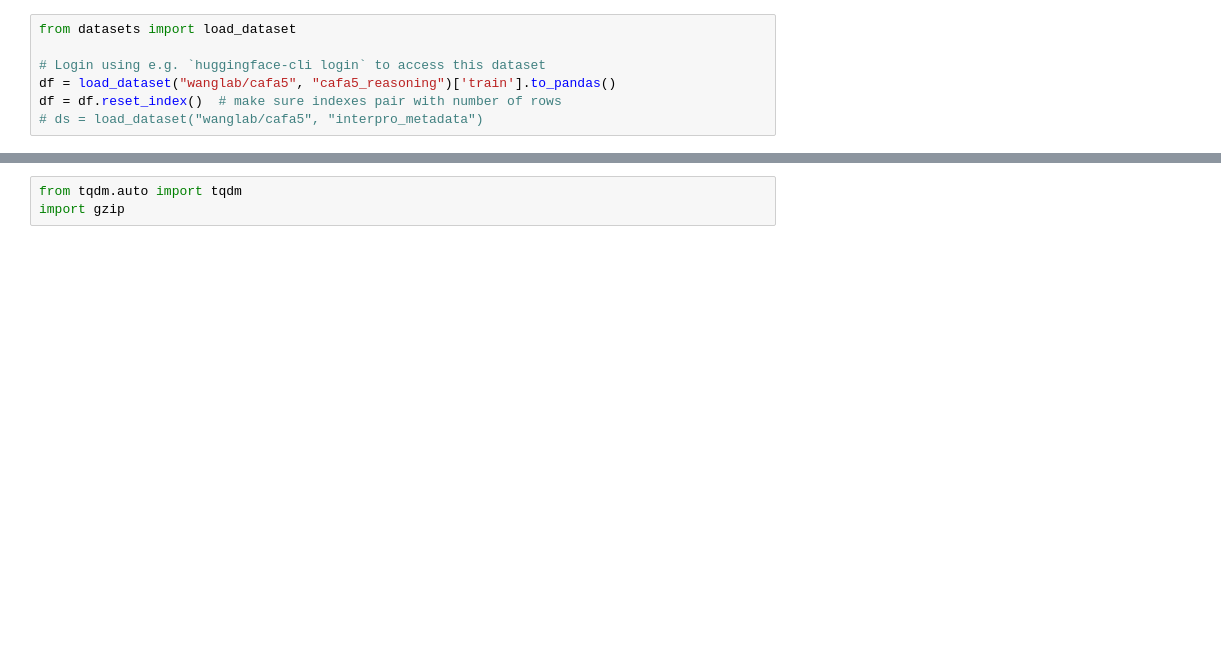
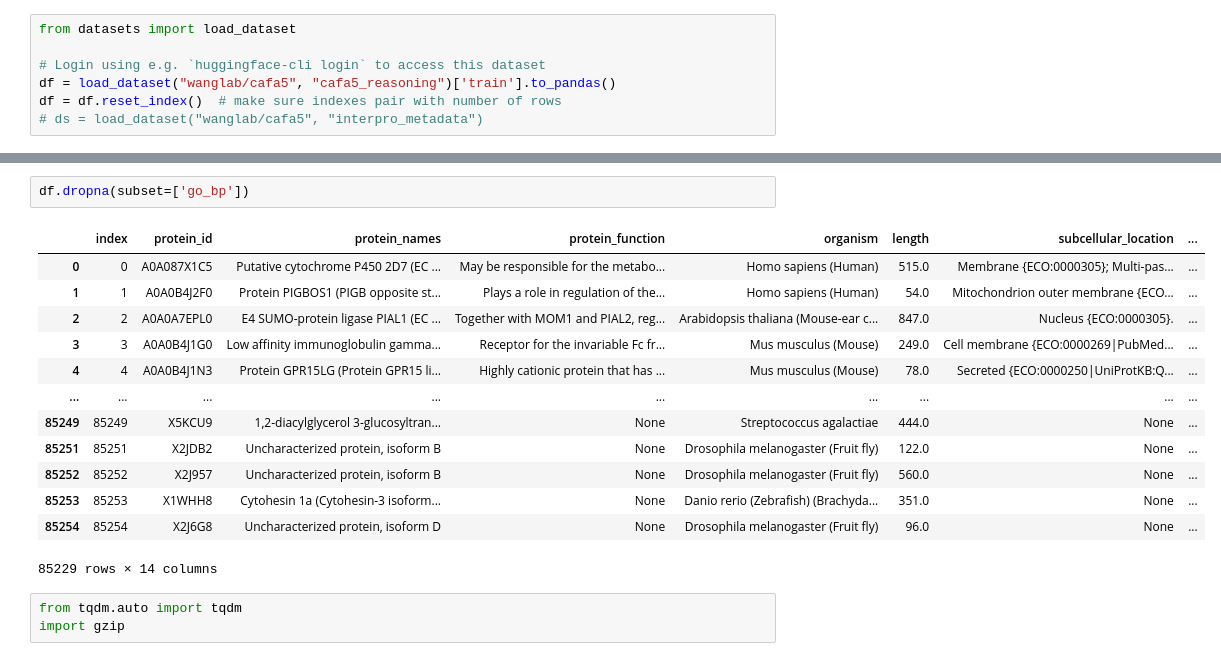
Before and after one commit to ashah01/protein-function-baselines, a Jupyter notebook: DataProcess/Process_data.ipynb, the cells around one changed output, grey strips where cells are left out. Cells and saved outputs as stored; diff of their text form; blank space fills up the shorter version.

```diff
--- a/DataProcess/Process_data.ipynb
+++ b/DataProcess/Process_data.ipynb
@@ -13,3 +20,19 @@ df = df.reset_index()  # make sure indexes pair with number of rows
+# %%
+df.dropna(subset=['go_bp'])
+# %% [output]
+|  | index | protein_id | protein_names | protein_function | organism | length | subcellular_location | ... |
+| 0 | 0 | A0A087X1C5 | Putative cytochrome P450 2D7 (EC ... | May be responsible for the metabo... | Homo sapiens (Human) | 515.0 | Membrane {ECO:0000305}; Multi-pas... | ... |
+| 1 | 1 | A0A0B4J2F0 | Protein PIGBOS1 (PIGB opposite st... | Plays a role in regulation of the... | Homo sapiens (Human) | 54.0 | Mitochondrion outer membrane {ECO... | ... |
+| 2 | 2 | A0A0A7EPL0 | E4 SUMO-protein ligase PIAL1 (EC ... | Together with MOM1 and PIAL2, reg... | Arabidopsis thaliana (Mouse-ear c... | 847.0 | Nucleus {ECO:0000305}. | ... |
+| 3 | 3 | A0A0B4J1G0 | Low affinity immunoglobulin gamma... | Receptor for the invariable Fc fr... | Mus musculus (Mouse) | 249.0 | Cell membrane {ECO:0000269|PubMed... | ... |
+| 4 | 4 | A0A0B4J1N3 | Protein GPR15LG (Protein GPR15 li... | Highly cationic protein that has ... | Mus musculus (Mouse) | 78.0 | Secreted {ECO:0000250|UniProtKB:Q... | ... |
+| ... | ... | ... | ... | ... | ... | ... | ... | ... |
+| 85249 | 85249 | X5KCU9 | 1,2-diacylglycerol 3-glucosyltran... | None | Streptococcus agalactiae | 444.0 | None | ... |
+| 85251 | 85251 | X2JDB2 | Uncharacterized protein, isoform B | None | Drosophila melanogaster (Fruit fly) | 122.0 | None | ... |
+| 85252 | 85252 | X2J957 | Uncharacterized protein, isoform B | None | Drosophila melanogaster (Fruit fly) | 560.0 | None | ... |
+| 85253 | 85253 | X1WHH8 | Cytohesin 1a (Cytohesin-3 isoform... | None | Danio rerio (Zebrafish) (Brachyda... | 351.0 | None | ... |
+| 85254 | 85254 | X2J6G8 | Uncharacterized protein, isoform D | None | Drosophila melanogaster (Fruit fly) | 96.0 | None | ... |
+85229 rows × 14 columns
 # %%
 from tqdm.auto import tqdm
 import gzip
```
Also changed, not shown: parts of 2 cells of this notebook, 8 other files.
